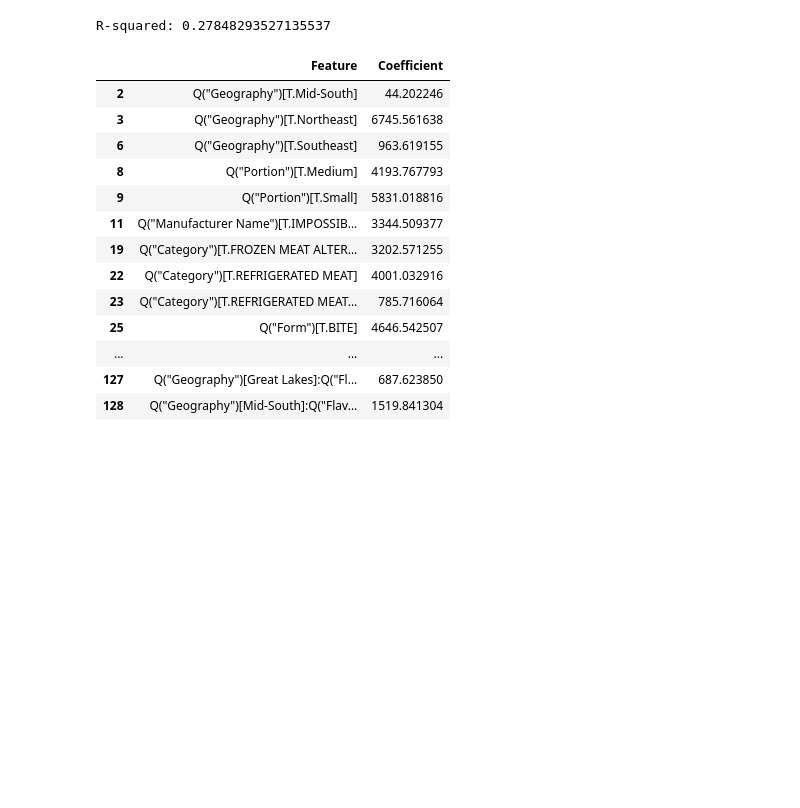
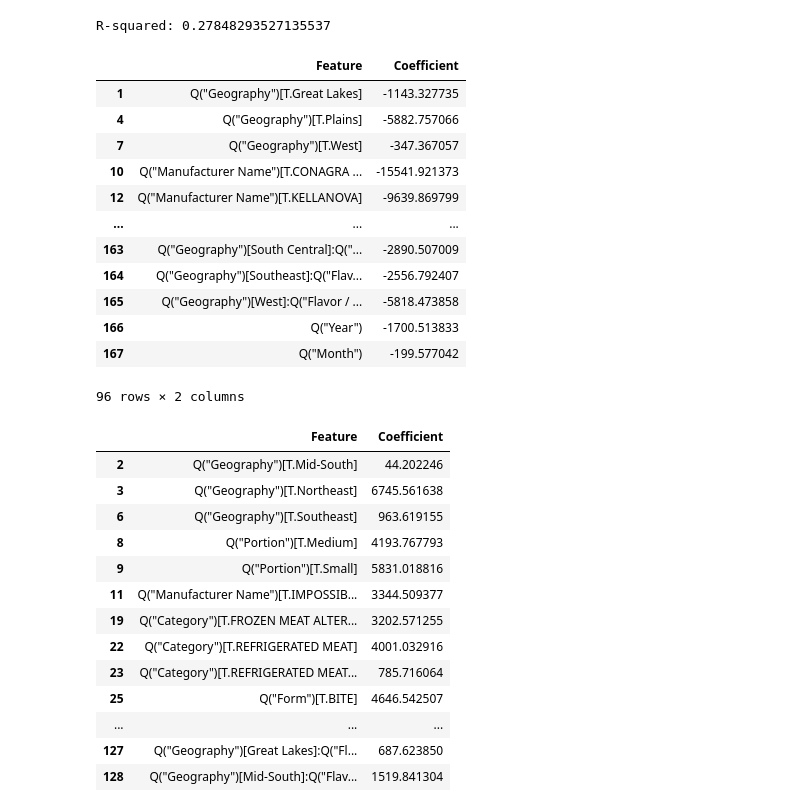
Before and after one commit to georgeftd9/Conagra_Project, a Jupyter notebook: Top_7 Analysis_Aishwarya_Cleaning.ipynb, the cells around one changed output. Cells and saved outputs as stored; diff of their text form; code cells hidden in the pictures; blank space fills up the shorter version.

```diff
--- a/Top_7 Analysis_Aishwarya_Cleaning.ipynb
+++ b/Top_7 Analysis_Aishwarya_Cleaning.ipynb
@@ -1272,6 +1272,22 @@ r_squared = lasso.score(X_test, Y_test)
 print(f'R-squared: {r_squared}')
 # %% [output]
 R-squared: 0.27848293527135537
+# %%
+coef
+# %% [output]
+|  | Feature | Coefficient |
+| 1 | Q("Geography")[T.Great Lakes] | -1143.327735 |
+| 4 | Q("Geography")[T.Plains] | -5882.757066 |
+| 7 | Q("Geography")[T.West] | -347.367057 |
+| 10 | Q("Manufacturer Name")[T.CONAGRA ... | -15541.921373 |
+| 12 | Q("Manufacturer Name")[T.KELLANOVA] | -9639.869799 |
+| ... | ... | ... |
+| 163 | Q("Geography")[South Central]:Q("... | -2890.507009 |
+| 164 | Q("Geography")[Southeast]:Q("Flav... | -2556.792407 |
+| 165 | Q("Geography")[West]:Q("Flavor / ... | -5818.473858 |
+| 166 | Q("Year") | -1700.513833 |
+| 167 | Q("Month") | -199.577042 |
+96 rows × 2 columns
 # %%
 feature_coef_df = pd.DataFrame({
     'Feature': X.columns,
```
Also changed, not shown: parts of 1 cell of this notebook.
